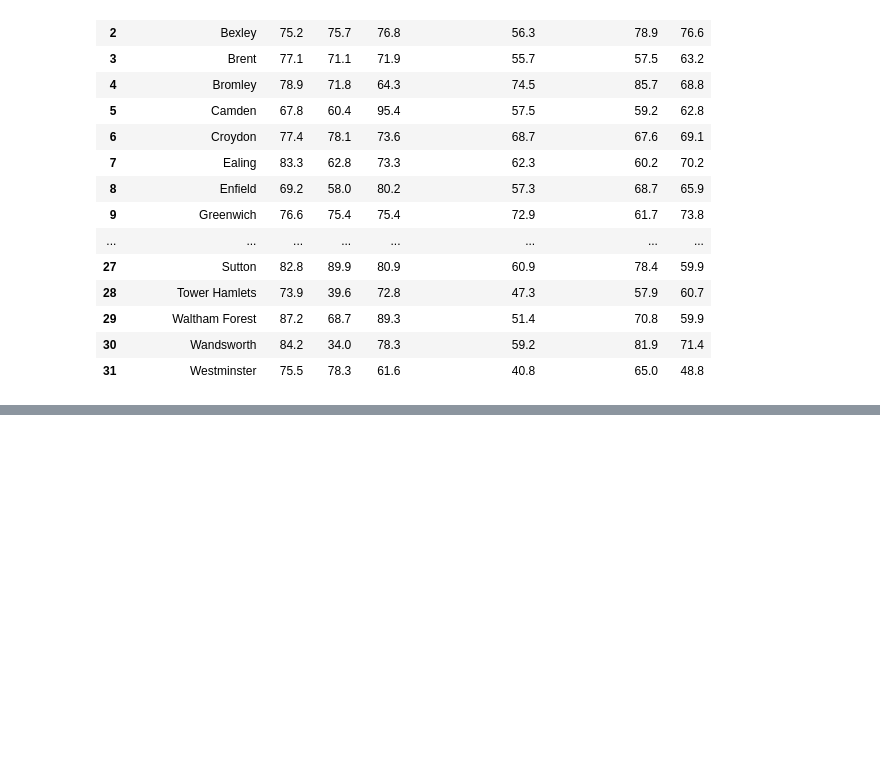
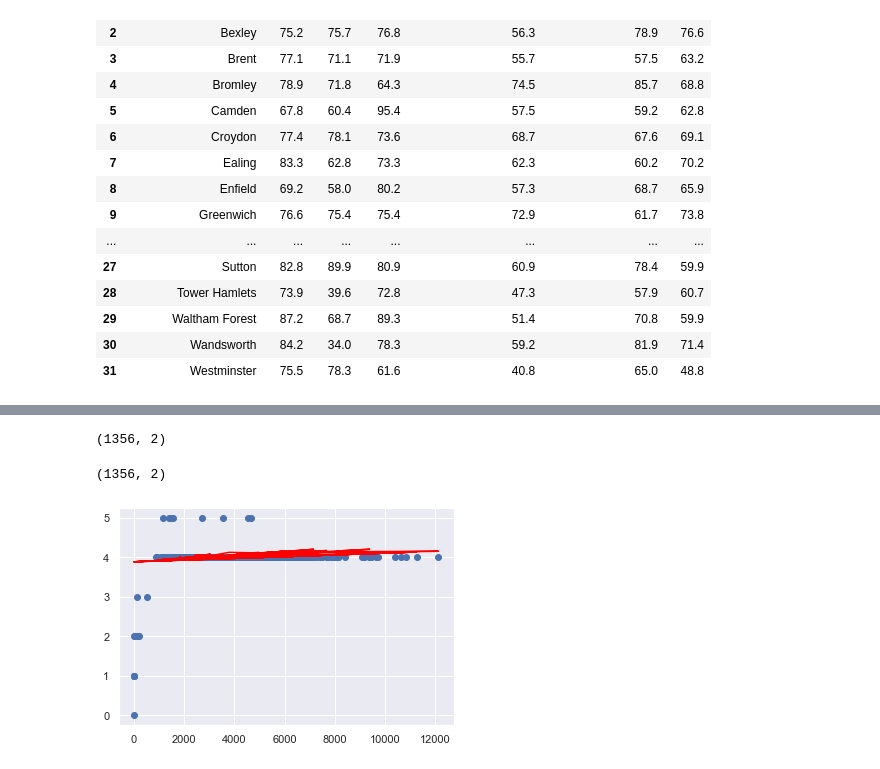
Before and after one commit to EarthmanAman/shared, a Jupyter notebook: 3 graphs.ipynb, the cells around one changed output, grey strips where cells are left out. Cells and saved outputs as stored; diff of their text form; code cells hidden in the pictures; blank space fills up the shorter version.

```diff
--- a/3 graphs.ipynb
+++ b/3 graphs.ipynb
@@ -98,0 +148,24 @@ gss.head()
+# %%
+from sklearn.linear_model import LinearRegression
+
+X = salary[["Biweekly High Rate", "Biweekly Low Rate"]]
+Y = salary[["Pay Type"]]
+
+X.shape
+# %% [output]
+(1356, 2)
+# %%
+
+linear_regressor = LinearRegression()
+linear_regressor.fit(X, Y)
+Y_pred = linear_regressor.predict(X)
+
+X.shape
+# %% [output]
+(1356, 2)
+# %%
+plt.scatter(X.iloc[:, 0].values, Y)
+plt.plot(X.iloc[:, 0].values, Y_pred, color='red')
+plt.show()
+# %% [output]
+[figure, added]
```
Also changed, not shown: parts of 10 cells of this notebook, 12 other files.
